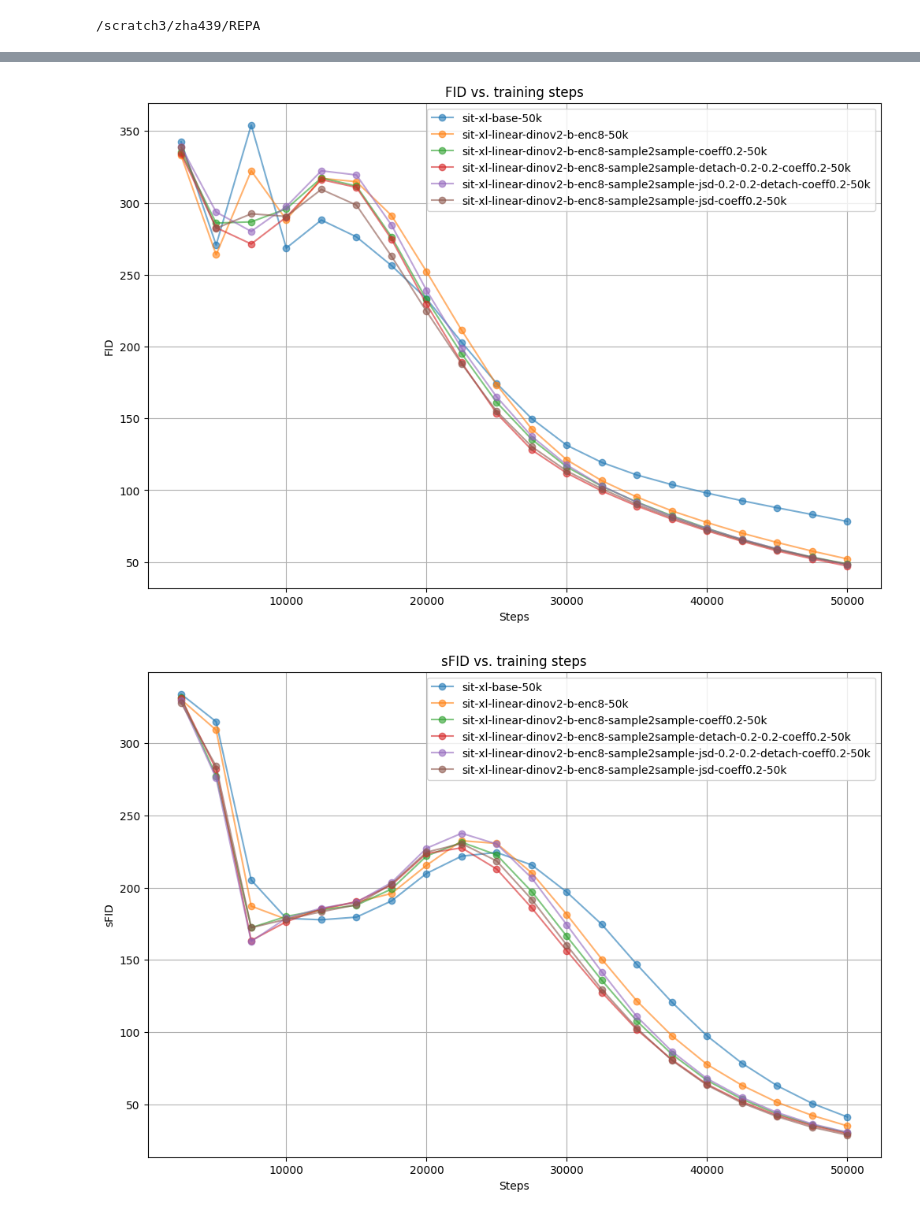
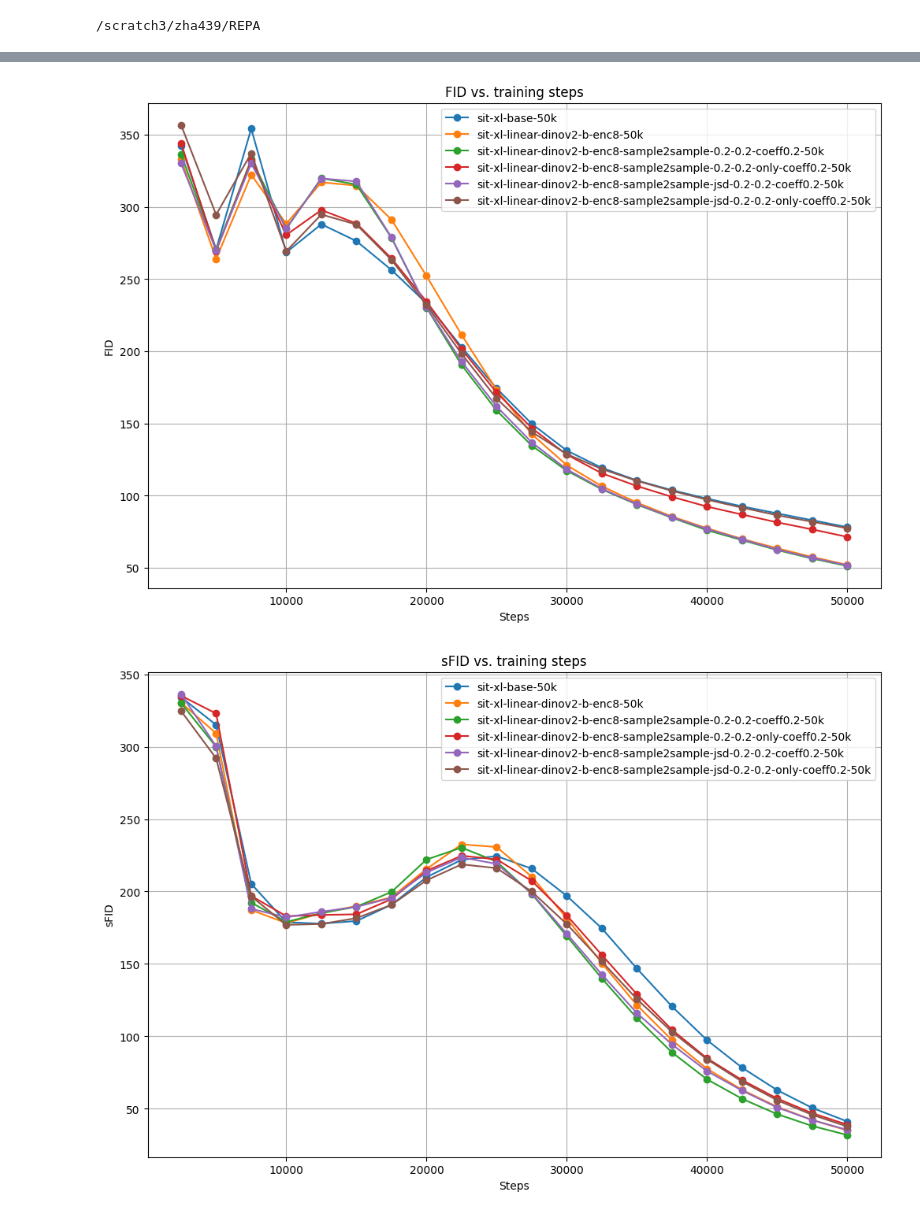
Before and after one commit to xingjianleng/REPA, a Jupyter notebook: notebooks/eval_plots.ipynb, the cells around one changed output, grey strips where cells are left out. Drawn from its saved outputs; the diff is of its cells as text; code cells hidden in the pictures.

```diff
--- a/notebooks/eval_plots.ipynb
+++ b/notebooks/eval_plots.ipynb
@@ -64,9 +13,42 @@ def get_stats(attr):
+# %%
+base_path = "evals_3"
+
+exps = [
+    "sit-xl-base-50k",
+    "sit-xl-linear-dinov2-b-enc8-50k",
+    # "sit-xl-linear-dinov2-b-enc8-patch2patch-0.2-0.2-coeff0.2-50k",
+    # "sit-xl-linear-dinov2-b-enc8-patch2patch-jsd-0.2-0.2-coeff0.2-50k",
+    "sit-xl-linear-dinov2-b-enc8-sample2sample-0.2-0.2-coeff0.2-50k",
+    "sit-xl-linear-dinov2-b-enc8-sample2sample-jsd-0.2-0.2-coeff0.2-50k",
+    # "sit-xl-linear-dinov2-b-enc8-patch2patch-0.2-0.2-only-coeff0.2-50k",
+    # "sit-xl-linear-dinov2-b-enc8-patch2patch-jsd-0.2-0.2-only-coeff0.2-50k",
+    "sit-xl-linear-dinov2-b-enc8-sample2sample-0.2-0.2-only-coeff0.2-50k",
+    "sit-xl-linear-dinov2-b-enc8-sample2sample-jsd-0.2-0.2-only-coeff0.2-50k",
+]
+
+attrs = ["Inception Score", "FID", "sFID"]
+
+def get_stats(attr):
+    exps_steps = {}
+    for f in sorted(os.listdir(base_path)):
+        if not f.endswith(".csv"):
+            continue
+        csv_path = os.path.join(base_path, f)
+        for exp in exps:
+            if f.startswith(exp):
+                steps = f.split("_")[1].split(".")[0]
+                df = pd.read_csv(csv_path)
+                if exp not in exps_steps:
+                    exps_steps[exp] = {}
+                exps_steps[exp][steps] = df[attr].values.item()
+                break
+    return exps_steps
 # %%
 for attr in attrs:
     exps_steps = get_stats(attr)
     plt.figure(figsize=(12, 8))
     for exp, inner_dict in exps_steps.items():
-        plt.plot([int(elem) for elem in inner_dict.keys()], inner_dict.values(), marker="o", label=exp, alpha=0.6)
+        plt.plot([int(elem) for elem in inner_dict.keys()], inner_dict.values(), marker="o", label=exp)
     plt.xlabel("Steps")
     plt.ylabel(attr)
     plt.title(f"{attr} vs. training steps")
@@ -78,2 +60,2 @@ for attr in attrs:
-[figure, old version]
+[figure, new version]
-[figure, old version]
+[figure, new version]
```
Also changed, not shown: parts of 3 cells of this notebook.
